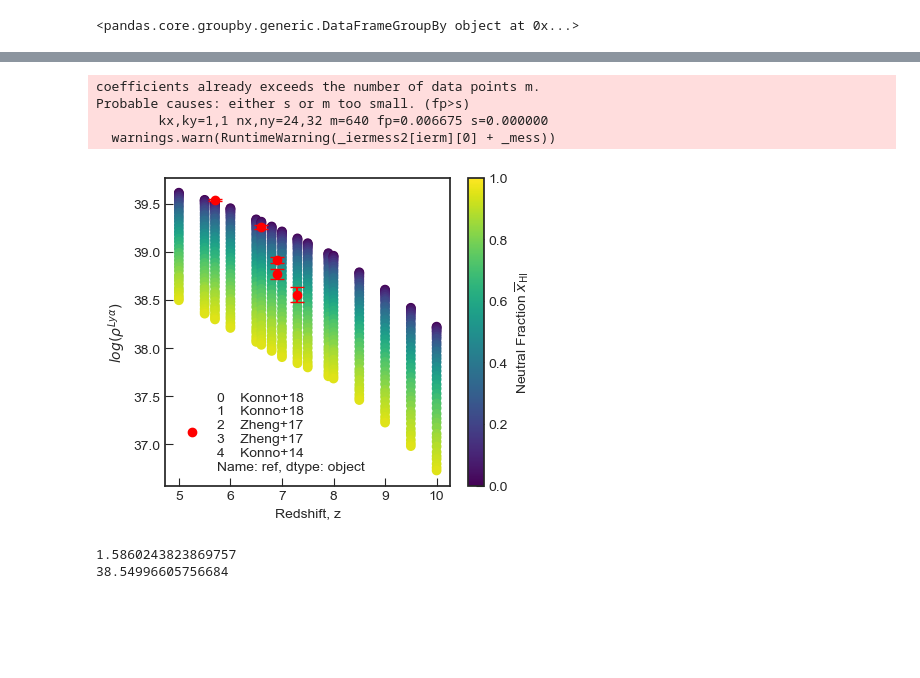
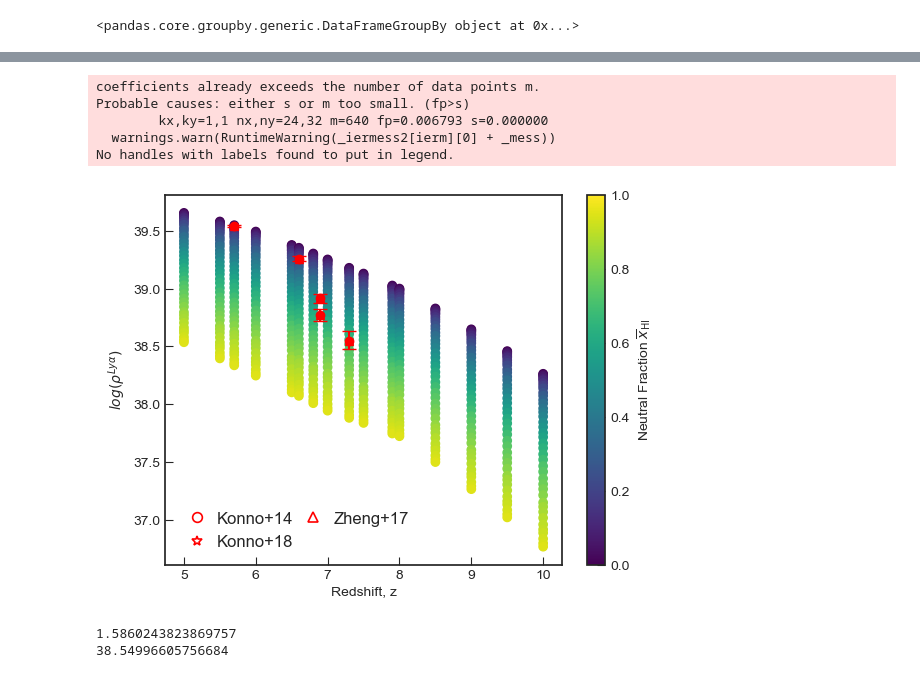
Before and after one commit to amora250/SAO-REU2020, a Jupyter notebook: CODE/Lya LF.ipynb, the cells around one changed output, grey strips where cells are left out. Drawn from its saved outputs; the diff is of its cells as text; code cells hidden in the pictures; blank space fills up the shorter version.

Commit message:
added sigma term to likelihood for xHI, tested median xHI values on LF models, updated plots for paper

```diff
--- a/CODE/Lya LF.ipynb
+++ b/CODE/Lya LF.ipynb
@@ -309,11 +322,14 @@ Text(0, 0.5, '$\\phi(log_{10}(\\mathrm{L_\\alpha}))\\ [Mpc^-3]$')
 # %%
 #LF z = 7.3
 #Uses Konno, Shibuya functions
-
+xHIval73 = 0.778
+#Nearest neighbor to xHI list
+idx73 = (np.abs(LF.xHI_list - xHIval73)).argmin()
+xHI_grid_match73 = LF.xHI_list[idx73]
 plt.figure(figsize=(4.,4.), dpi=150)
 
-for xHI in xHI_LFvalues:
-    log10_LF73 = LF.make_lya_LF(zval_test = 7.3,xHI_test = xHI, F=0.666, plot=True, log=True)
+# for xHI in xHI_LFvalues:
+log10_LF73 = LF.make_lya_LF(zval_test = 7.3,xHI_test = xHI_grid_match73, F=0.666, plot=True, log=True)
 
 #Legend info
 leg_zval3 = plt.legend(title = 'z = 7.3',frameon=False, handletextpad=0.5, loc="lower left")
@@ -509,7 +525,7 @@ Probable causes: either s or m too small. (fp>s)
 # Luminosity density
 # %%
 #Call LD columns
-LD_tab = load_uvf_pandas(LD_files[0])
+LD_tab = LF.load_uvf_pandas(LF.LD_files[0])
 print(LD_tab.groupby(['ref']))
 
 LDyerr_l = LD_tab['log(LD)'] - LD_tab['err_l']
@@ -521,8 +537,8 @@ LDyerror_mean = np.mean(LDyerror,axis=0)
 # %%
 def LD_info(zval_test,xHI_test):
     lum_lower = 10**42.4 #lower limit of luminosity grid
-    phiL = make_lya_LF(zval_test,xHI_test, F=0.666, plot=False, log=False)
-    LD = np.trapz((lum_grid*phiL)[lum_grid >= lum_lower],x=lum_grid[lum_grid >= lum_lower])
+    phiL = LF.make_lya_LF(zval_test,xHI_test, F=0.666, plot=False, log=False)
+    LD = np.trapz((LF.lum_grid*phiL)[LF.lum_grid >= lum_lower],x=LF.lum_grid[LF.lum_grid >= lum_lower])
     return LD
 
 
@@ -589,40 +605,58 @@ def dict_to_LDplot(p_dict, p_index=0, p_name=r'$log(\rho^{Ly\alpha})$', cmap='vi
     # Create a grid of the parameter values
     p_array   = np.linspace(p_values.min(), p_values.max(), 100)
 
 
     # We have parameter(z, xHI), want to get xHI(z, p) so we need to interpolate
     # from our current list of all z values, all p values and all xHI values to
     # to the grids we want to plot on
     xHI_interp = scipy.interpolate.interp2d(z_all, p_values, xHI_all,
                                             kind='linear', fill_value=np.nan)
 
     # interpolate onto the correct z and p grid
     new_xHI = xHI_interp(z_array, p_array)
 
     # correct interpolated values which go to xHI=0 when they shouldn't be
     new_xHI[new_xHI == 0.] = np.nan
 
+    #Legend for references
+#     markers = ['s', 'o', 'd', '^', '>', 'v', 'p','*','<','D']
+    markers = ['o', '*', '^']
+    markers_all = np.chararray(len(LD_tab['z']))
+    ref_handles = []
+    for i, ref in enumerate(np.unique(LD_tab['ref'])):
+        refs_select = np.where(LD_tab['ref'] == ref)
+        markers_all[refs_select] = markers[i]
+        ref_handles.append(mlines.Line2D([], [], color='None', markeredgecolor='red', marker=markers[i],
+                              markeredgewidth=1.2, markersize=7, label=ref))
+        plt.plot(LD_tab['z'], LD_tab['log(LD)'], marker = markers[i],lw = 0,color = 'red')
+
+    plt.errorbar(LD_tab['z'], LD_tab['log(LD)'],yerr=LDyerror, fmt = ' ',capsize=5, color='red')
+    plt.scatter(z_all, np.log10(p_values), c=xHI_all, cmap=cmap, vmin=0, vmax=1.)
+
+    leg = plt.legend(handles=ref_handles, loc=('lower left'), fontsize=12,
+                 frameon=False,
+                 columnspacing=0.2, handletextpad=0.2, ncol=2)
+    plt.gca().add_artist(leg)
 
 
-
-    plt.figure(figsize=(4.6,4))
-    plt.plot(LD_tab['z'], LD_tab['log(LD)'], marker = 'o',lw = 0, color = 'red', label = LD_tab['ref'])
-    plt.errorbar(LD_tab['z'], LD_tab['log(LD)'],yerr=LDyerror, fmt = ' ',capsize=5, color='red')
-    plt.scatter(z_all, np.log10(p_values), c=xHI_all, cmap=cmap, vmin=0, vmax=1.)
+#     plt.figure(figsize=(4.6,4))
+#     plt.errorbar(LD_tab['z'], LD_tab['log(LD)'],yerr=LDyerror, fmt = ' ',capsize=5, color='red')
+#     plt.scatter(z_all, np.log10(p_values), c=xHI_all, cmap=cmap, vmin=0, vmax=1.)
     plt.colorbar(label='Neutral Fraction $\overline{x}_\mathrm{HI}$')
     plt.legend()
     plt.xlabel('Redshift, z')
     plt.ylabel(p_name)
 #     plt.savefig('LD.pdf', bbox_inches='tight')
 #     plt.show()
     return
 dict_to_LDplot(p_dict=LD_dict, p_index=0)
 # %% [output]
 coefficients already exceeds the number of data points m.
 Probable causes: either s or m too small. (fp>s)
-        kx,ky=1,1 nx,ny=24,32 m=640 fp=0.006675 s=0.000000
+        kx,ky=1,1 nx,ny=24,32 m=640 fp=0.006793 s=0.000000
   warnings.warn(RuntimeWarning(_iermess2[ierm][0] + _mess))
+No handles with labels found to put in legend.
-[figure, old version]
+[figure, new version]
 # %%
 print(np.log10(38.55))
 print(10**1.586024)
```
Also changed, not shown: parts of 7 cells of this notebook, 11 other files.
